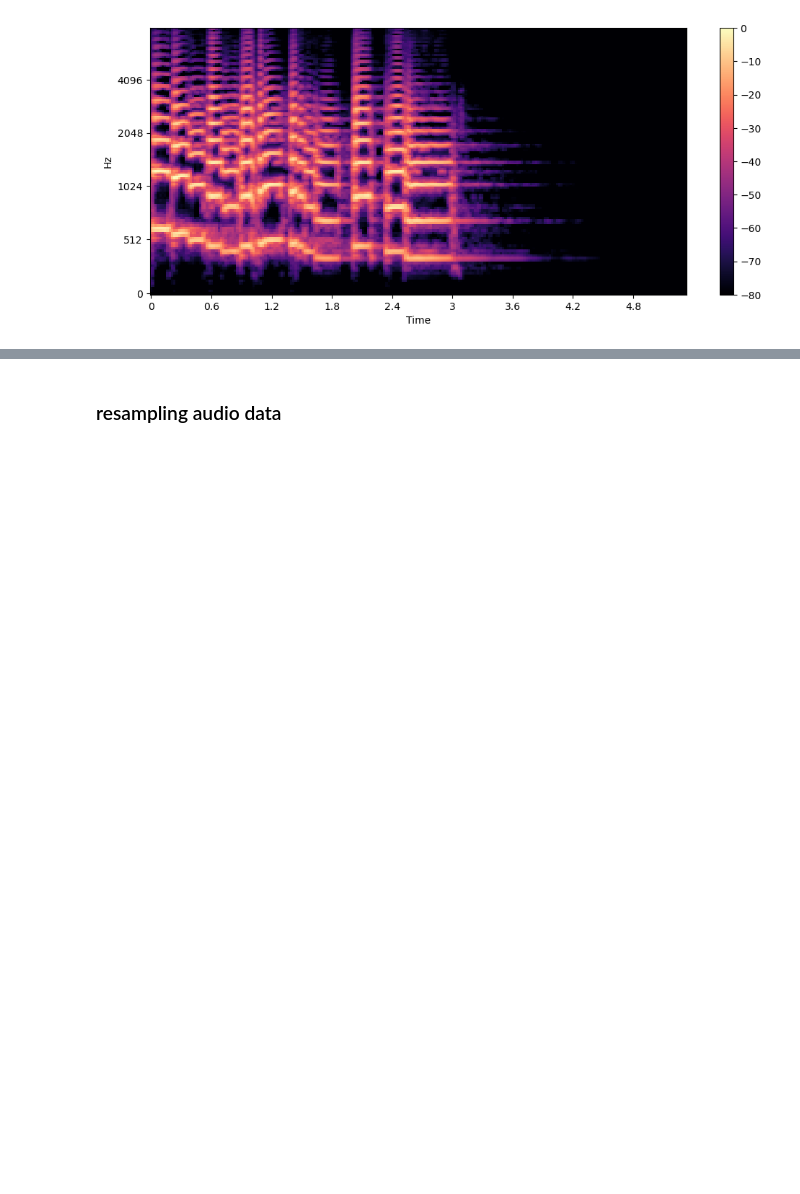
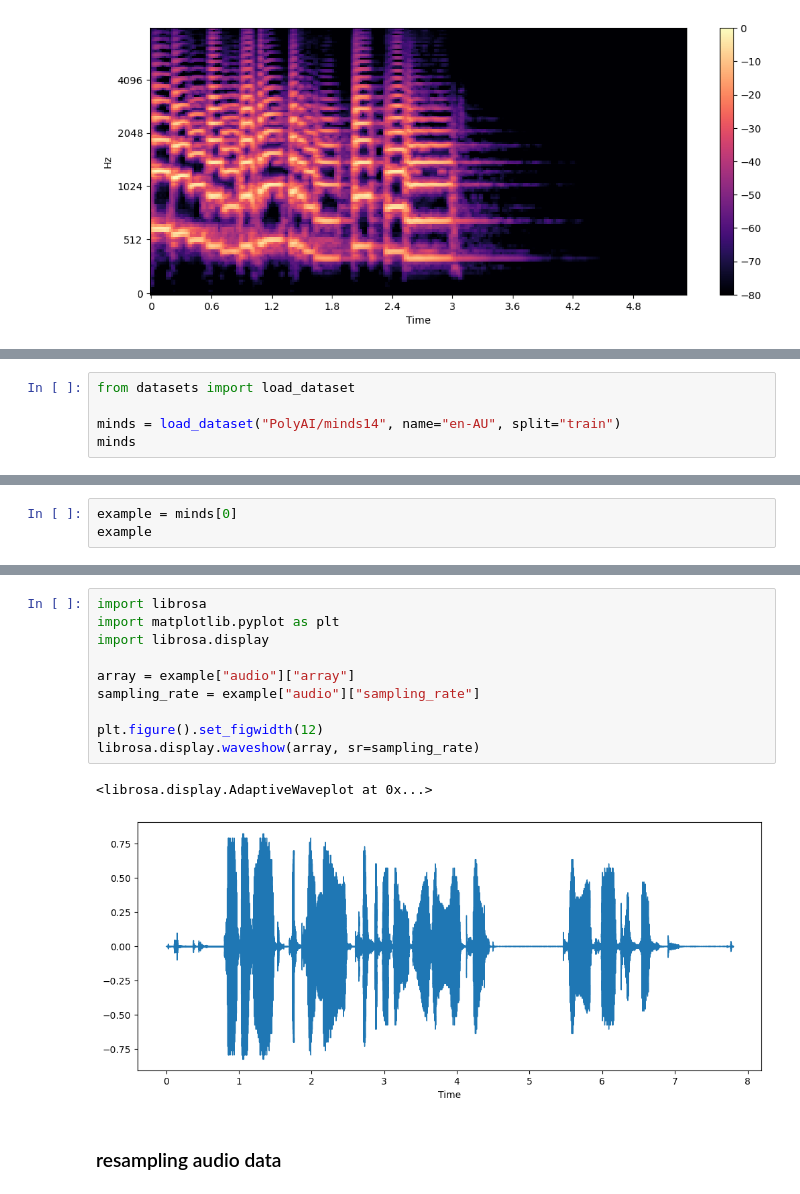
Before and after one commit to jiyeongggg/audio-data, a Jupyter notebook: huggingface_실습.ipynb, the cells around one changed output, grey strips where cells are left out. Saved outputs shown, nothing was run; the diff lists cells and outputs as text; blank space fills up the shorter version.

```diff
--- a/huggingface_실습.ipynb
+++ b/huggingface_실습.ipynb
@@ -89,0 +114,5 @@ plt.colorbar()
+# %%
+from datasets import load_dataset
+
+minds = load_dataset("PolyAI/minds14", name="en-AU", split="train")
+minds
@@ -89,0 +126,3 @@ plt.colorbar()
+# %%
+example = minds[0]
+example
@@ -90,3 +189,16 @@ plt.colorbar()
+# %%
+import librosa
+import matplotlib.pyplot as plt
+import librosa.display
+
+array = example["audio"]["array"]
+sampling_rate = example["audio"]["sampling_rate"]
+
+plt.figure().set_figwidth(12)
+librosa.display.waveshow(array, sr=sampling_rate)
+# %% [output]
+<librosa.display.AdaptiveWaveplot at 0x...>
+[figure, added]
 # %% [markdown]
 ### resampling audio data
 # %%
```
Also changed, not shown: parts of 12 cells of this notebook.
